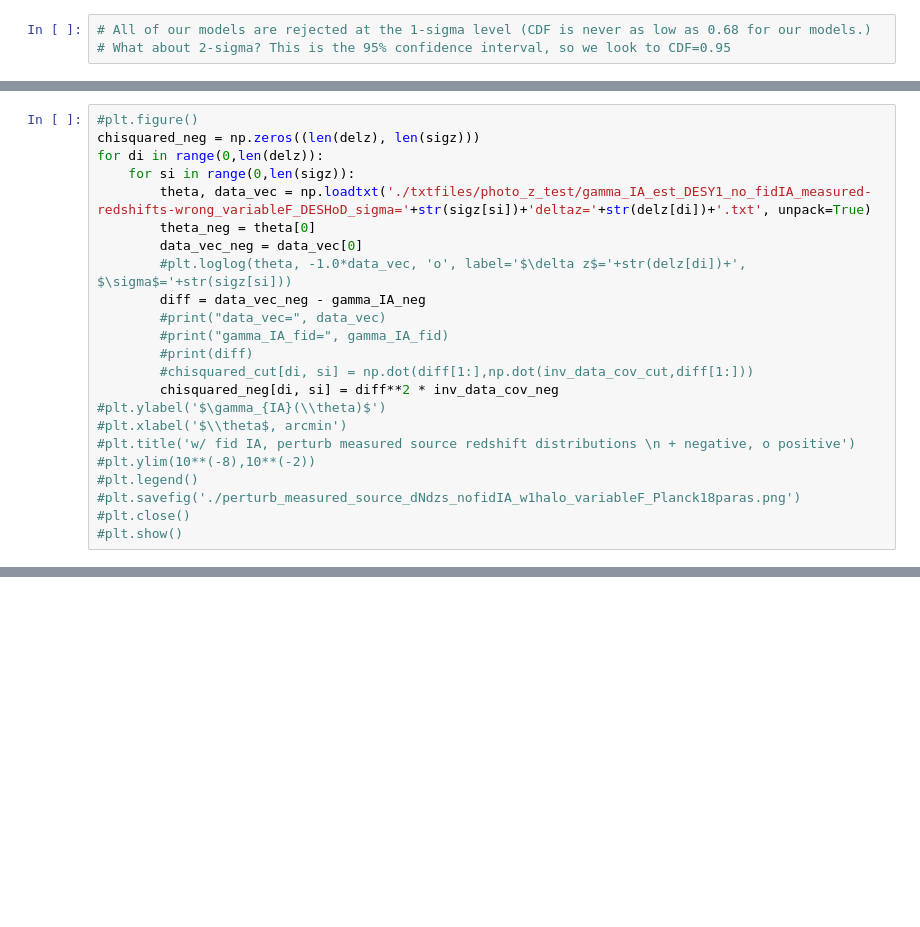
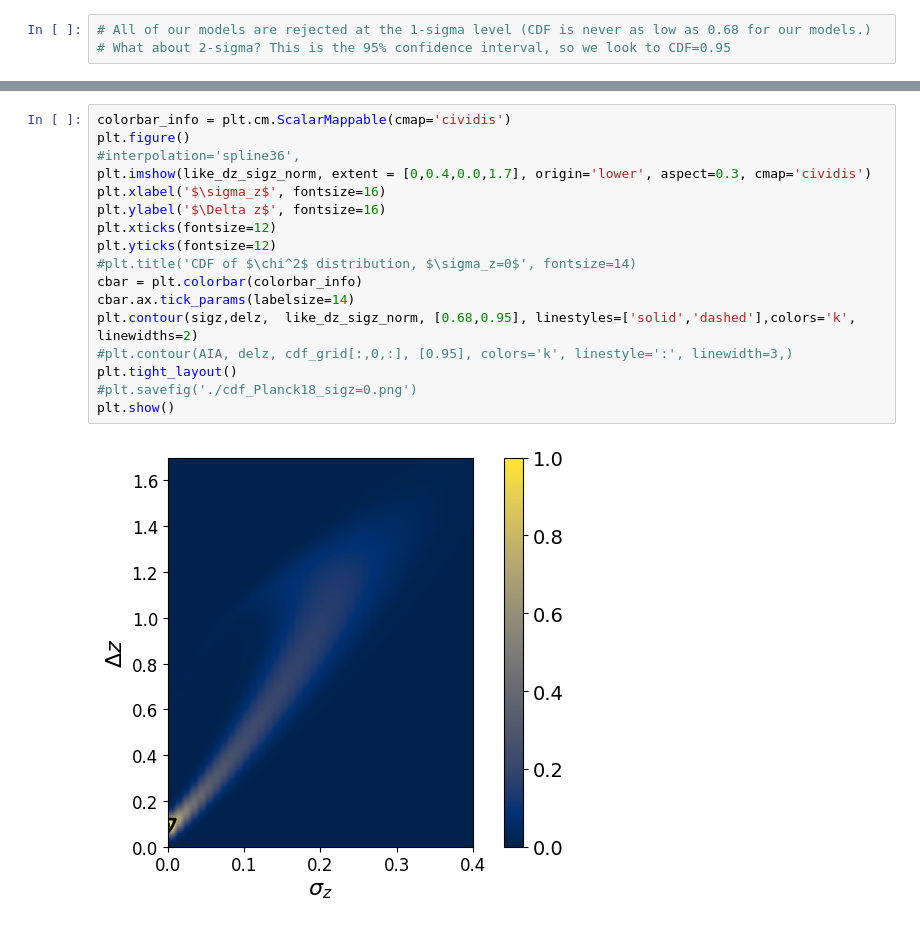
Before and after one commit to c-d-leonard/IA_GGL, a Jupyter notebook: pz_IA_3param.ipynb, the cells around one changed output, grey strips where cells are left out. Cells and saved outputs as stored; diff of their text form; blank space fills up the shorter version.

```diff
--- a/pz_IA_3param.ipynb
+++ b/pz_IA_3param.ipynb
@@ -242,23 +91,0 @@ inv_data_cov_neg = 1./data_cov_neg
-# %%
-#plt.figure()
-chisquared_neg = np.zeros((len(delz), len(sigz)))
-for di in range(0,len(delz)):
-    for si in range(0,len(sigz)):
-        theta, data_vec = np.loadtxt('./txtfiles/photo_z_test/gamma_IA_est_DESY1_no_fidIA_measured-redshifts-wrong_variableF_DESHoD_sigma='+str(sigz[si])+'deltaz='+str(delz[di])+'.txt', unpack=True)
-        theta_neg = theta[0]
-        data_vec_neg = data_vec[0]
-        #plt.loglog(theta, -1.0*data_vec, 'o', label='$\delta z$='+str(delz[di])+', $\sigma$='+str(sigz[si]))
-        diff = data_vec_neg - gamma_IA_neg
-        #print("data_vec=", data_vec)
-        #print("gamma_IA_fid=", gamma_IA_fid)
-        #print(diff)
-        #chisquared_cut[di, si] = np.dot(diff[1:],np.dot(inv_data_cov_cut,diff[1:]))
-        chisquared_neg[di, si] = diff**2 * inv_data_cov_neg
-#plt.ylabel('$\gamma_{IA}(\\theta)$')
-#plt.xlabel('$\\theta$, arcmin')
-#plt.title('w/ fid IA, perturb measured source redshift distributions \n + negative, o positive')
-#plt.ylim(10**(-8),10**(-2))
-#plt.legend()
-#plt.savefig('./perturb_measured_source_dNdzs_nofidIA_w1halo_variableF_Planck18paras.png')
-#plt.close()
-#plt.show()
@@ -295,0 +216,19 @@ plt.show()
+# %%
+colorbar_info = plt.cm.ScalarMappable(cmap='cividis')
+plt.figure()
+#interpolation='spline36',
+plt.imshow(like_dz_sigz_norm, extent = [0,0.4,0.0,1.7], origin='lower', aspect=0.3, cmap='cividis')
+plt.xlabel('$\sigma_z$', fontsize=16)
+plt.ylabel('$\Delta z$', fontsize=16)
+plt.xticks(fontsize=12)
+plt.yticks(fontsize=12)
+#plt.title('CDF of $\chi^2$ distribution, $\sigma_z=0$', fontsize=14)
+cbar = plt.colorbar(colorbar_info)
+cbar.ax.tick_params(labelsize=14)
+plt.contour(sigz,delz,  like_dz_sigz_norm, [0.68,0.95], linestyles=['solid','dashed'],colors='k', linewidths=2)
+#plt.contour(AIA, delz, cdf_grid[:,0,:], [0.95], colors='k', linestyle=':', linewidth=3,)
+plt.tight_layout()
+#plt.savefig('./cdf_Planck18_sigz=0.png')
+plt.show()
+# %% [output]
+[figure, added]
```
Also changed, not shown: parts of 53 cells of this notebook, 3 other files.
